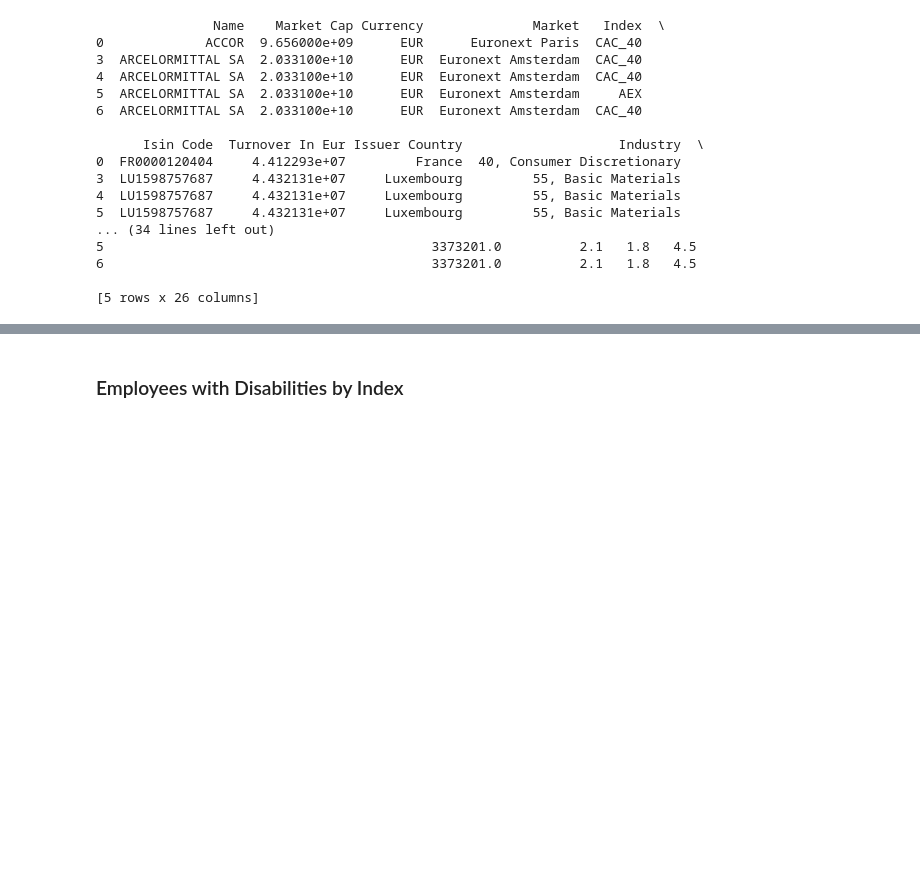
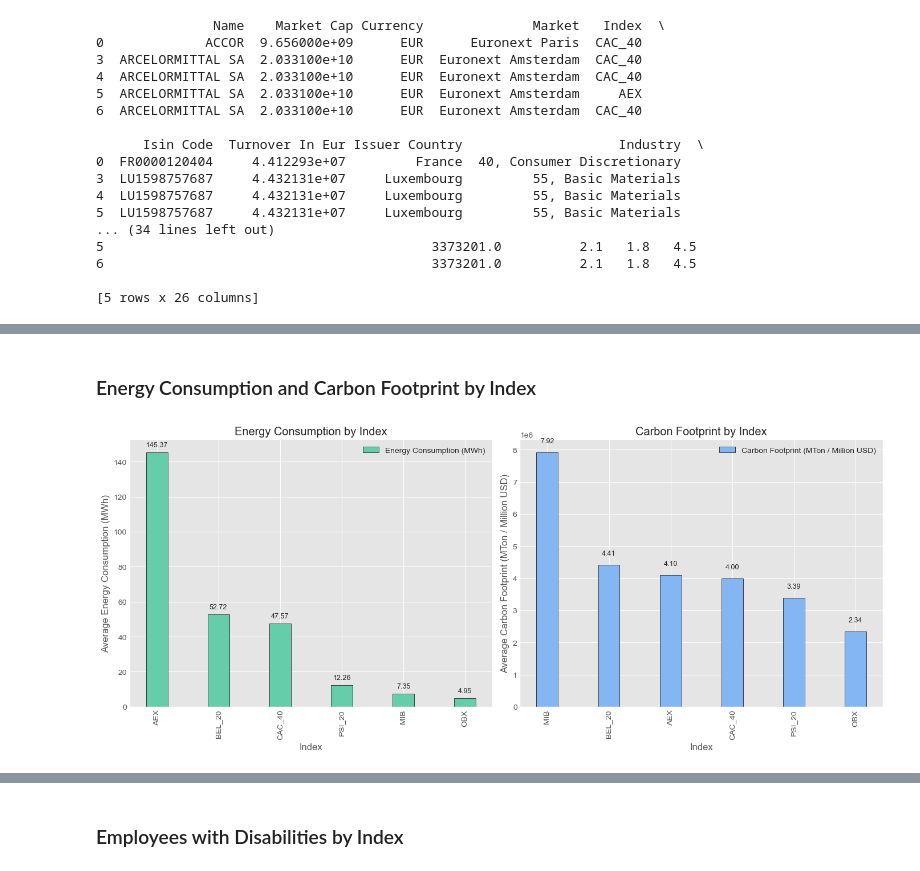
Before and after one commit to rodrigonalo/hslu-cip, a Jupyter notebook: scripts/Group_8_Delivery.ipynb, the cells around one changed output, grey strips where cells are left out. Saved outputs shown, nothing was run; the diff lists cells and outputs as text; code cells hidden in the pictures; blank space fills up the shorter version.

```diff
--- a/scripts/Group_8_Delivery.ipynb
+++ b/scripts/Group_8_Delivery.ipynb
@@ -196,0 +158,73 @@ plt.show()
+# %% [markdown]
+### Energy Consumption and Carbon Footprint by Index
+# %%
+### ENERGY CONSUMPTION
+# Group data by 'Index', calculate the average energy consumption, and filter out the 'ISEQ' index
+avg_energy_consumption = df_final[df_final['Index'] != 'ISEQ'].groupby('Index').agg(
+    {'Total Energy Consumption In Mwh': 'mean'}
+).reset_index()
+
+# Sort descending
+avg_energy_consumption = avg_energy_consumption.sort_values(by='Total Energy Consumption In Mwh', ascending=False)
+
+### CARBON FOOTPRINT
+# Group data by 'Index', calculate the average carbon footprint, and filter out the 'ISEQ' index
+avg_carbon_footprint = df_final[df_final['Index'] != 'ISEQ'].groupby('Index').agg(
+    {'Carbon Footprint (Total Ghg Emissions / Enterprise Value)': 'mean'}
+).reset_index()
+
+# Sort descending
+avg_carbon_footprint = avg_carbon_footprint.sort_values(by='Carbon Footprint (Total Ghg Emissions / Enterprise Value)', ascending=False)
+
+
+# PLOTS
+# Set up the figure with two subplots side by side
+fig, (ax1, ax2) = plt.subplots(1, 2, figsize=(14, 6))
+
+# Width and positions
+bar_width = 0.35
+indexes = np.arange(len(avg_energy_consumption['Index']))
+
+### ENERGY CONSUMPTION
+# Plot 1st subplot
+bars1 = ax1.bar(indexes, avg_energy_consumption['Total Energy Consumption In Mwh'],
+                bar_width, label='Energy Consumption (MWh)', color='#66CDAA', edgecolor='black')
+ax1.set_xlabel('Index')
+ax1.set_ylabel('Average Energy Consumption (MWh)')
+ax1.set_title('Energy Consumption by Index')
+ax1.set_xticks(indexes)
+ax1.set_xticklabels(avg_energy_consumption['Index'], rotation=90)
+ax1.legend()
+
+# Data Labels
+for bar in bars1:
+    height = bar.get_height()
+    ax1.annotate(f'{height:.2f}',
+                 (bar.get_x() + bar.get_width() / 2, height),
+                 ha='center', va='bottom',
+                 textcoords="offset points", xytext=(0,5), fontsize=9)
+
+### CARBON FOOTPRINT
+# Plot 2nd subplot
+bars2 = ax2.bar(indexes, avg_carbon_footprint['Carbon Footprint (Total Ghg Emissions / Enterprise Value)'],
+                bar_width, label='Carbon Footprint (MTon / Million USD)', color='#84b6f4', edgecolor='black')
+ax2.set_xlabel('Index')
+ax2.set_ylabel('Average Carbon Footprint (MTon / Million USD)')
+ax2.set_title('Carbon Footprint by Index')
+ax2.set_xticks(indexes)
+ax2.set_xticklabels(avg_carbon_footprint['Index'], rotation=90)
+ax2.legend()
+
+# Convert nummbers to MTon and add Data Labels
+for bar in bars2:
+    height = bar.get_height()
+    mega_ton = height / 1e6
+    ax2.annotate(f'{mega_ton:.2f}',
+                 (bar.get_x() + bar.get_width() / 2, height),
+                 ha='center', va='bottom',
+                 textcoords="offset points", xytext=(0,10), fontsize=9)
+
+plt.tight_layout()
+plt.show()
+# %% [output]
+[figure, added]
```
Also changed, not shown: parts of 12 cells of this notebook.
